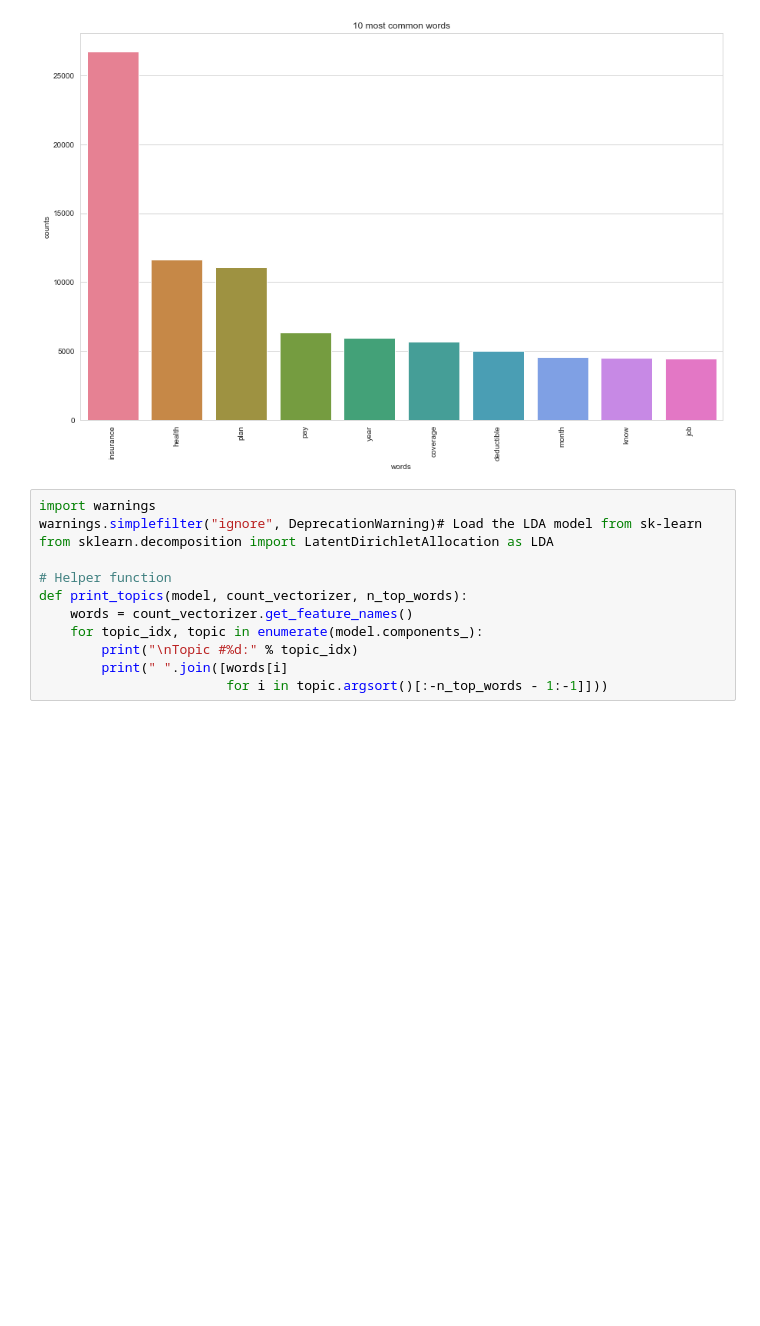
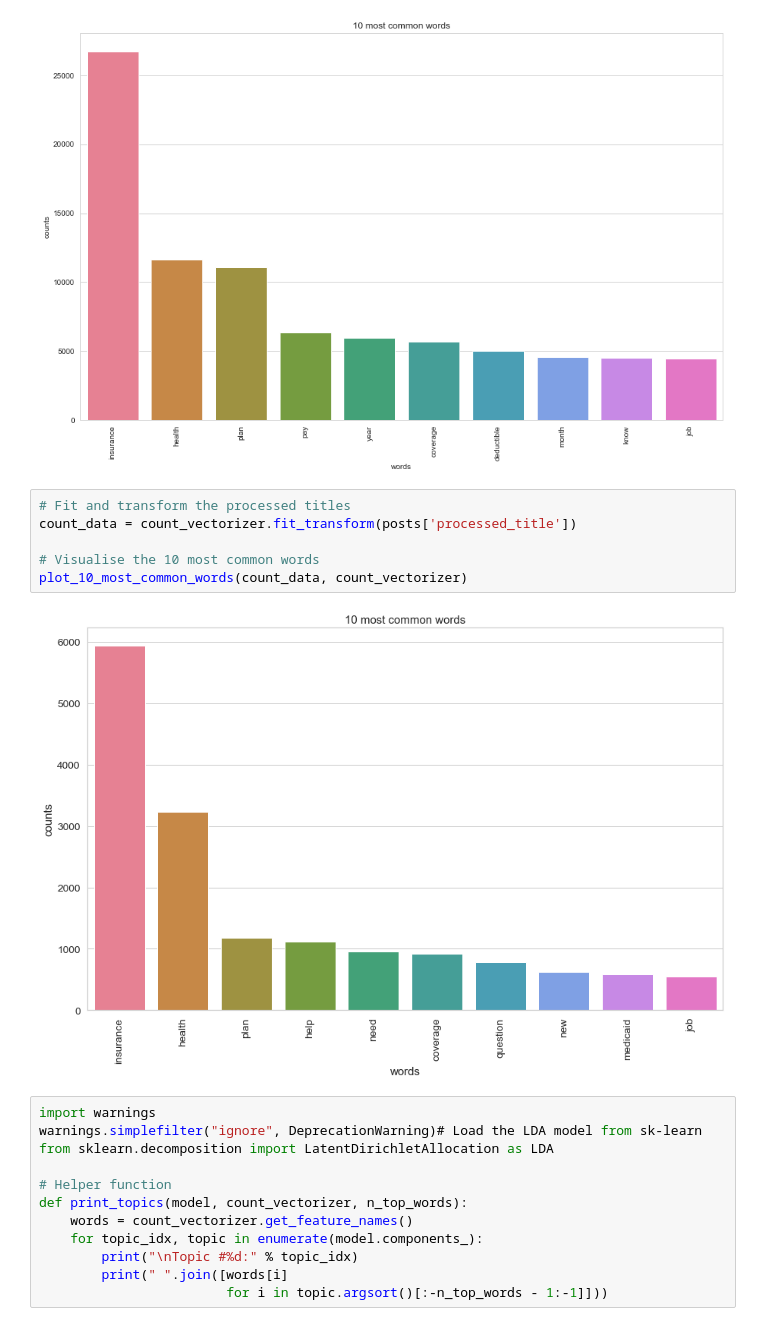
Before and after one commit to vmmadathil/forums_aca_needs, a Jupyter notebook: notebooks/02-vm-common_test_plots.ipynb, the cells around one changed output. Drawn from its saved outputs; the diff is of its cells as text; blank space fills up the shorter version.

Commit message:
filtered aca posts

```diff
--- a/notebooks/02-vm-common_test_plots.ipynb
+++ b/notebooks/02-vm-common_test_plots.ipynb
@@ -52,6 +52,14 @@ count_data = count_vectorizer.fit_transform(posts['processed_text'])
 plot_10_most_common_words(count_data, count_vectorizer)
 # %% [output]
 [figure]
+# %%
+# Fit and transform the processed titles
+count_data = count_vectorizer.fit_transform(posts['processed_title'])
+
+# Visualise the 10 most common words
+plot_10_most_common_words(count_data, count_vectorizer)
+# %% [output]
+[figure, added]
 # %%
 import warnings
 warnings.simplefilter("ignore", DeprecationWarning)# Load the LDA model from sk-learn
```
Also changed, not shown: parts of 4 cells of this notebook, 2 other files.
